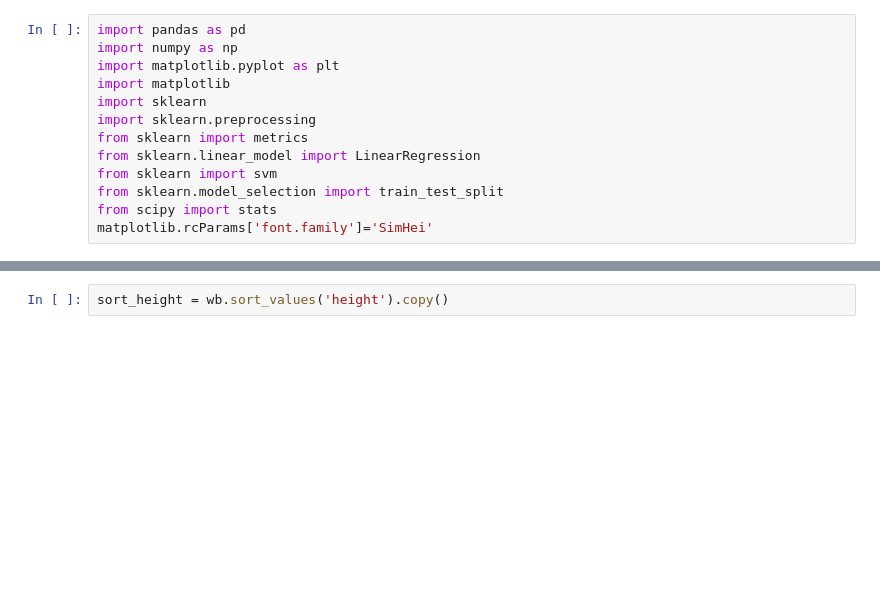
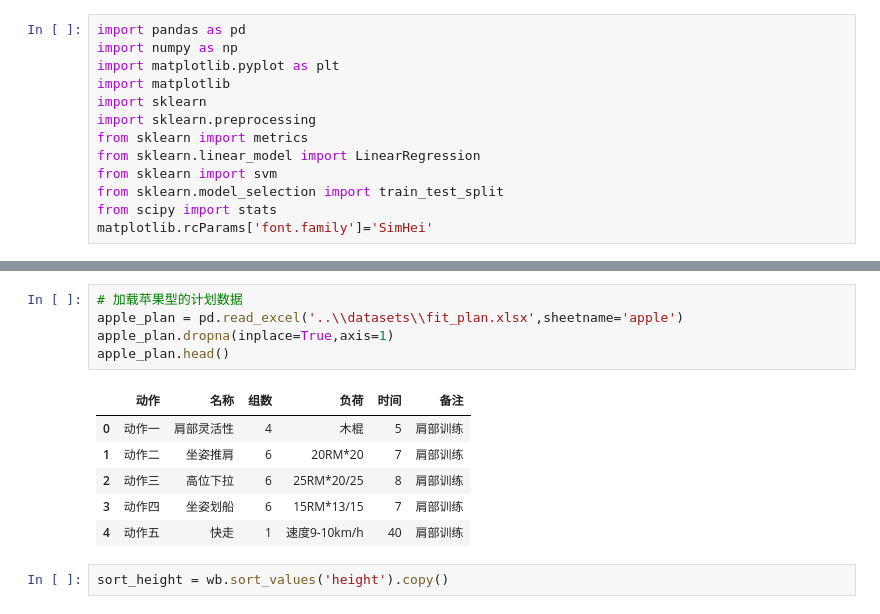
Before and after one commit to GZBlade/notebooks, a Jupyter notebook: practice/workout.ipynb, the cells around one changed output, grey strips where cells are left out. Saved outputs shown, nothing was run; the diff lists cells and outputs as text; blank space fills up the shorter version.

```diff
--- a/practice/workout.ipynb
+++ b/practice/workout.ipynb
@@ -57,6 +57,18 @@ after.head()
 | 2 | 3 | 157 | 81 | 68 | 68 | 72 | 85 | apple |
 | 3 | 4 | 165 | 85 | 71 | 70 | 75 | 89 | apple |
 | 4 | 5 | 173 | 89 | 75 | 74 | 79 | 94 | apple |
+# %%
+# 加载苹果型的计划数据
+apple_plan = pd.read_excel('..\\datasets\\fit_plan.xlsx',sheetname='apple')
+apple_plan.dropna(inplace=True,axis=1)
+apple_plan.head()
+# %% [output]
+|  | 动作 | 名称 | 组数 | 负荷 | 时间 | 备注 |
+| 0 | 动作一 | 肩部灵活性 | 4 | 木棍 | 5 | 肩部训练 |
+| 1 | 动作二 | 坐姿推肩 | 6 | 20RM*20 | 7 | 肩部训练 |
+| 2 | 动作三 | 高位下拉 | 6 | 25RM*20/25 | 8 | 肩部训练 |
+| 3 | 动作四 | 坐姿划船 | 6 | 15RM*13/15 | 7 | 肩部训练 |
+| 4 | 动作五 | 快走 | 1 | 速度9-10km/h | 40 | 肩部训练 |
 # %%
 sort_height = wb.sort_values('height').copy()
 # %%
```
Also changed, not shown: parts of 15 cells of this notebook, 1 other file.
